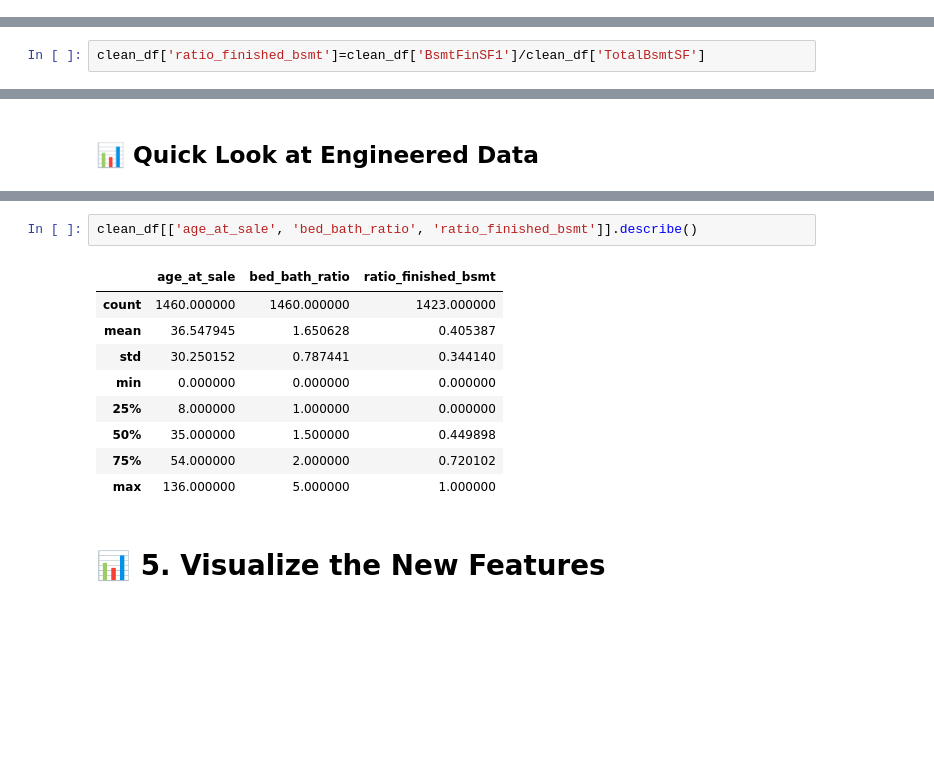
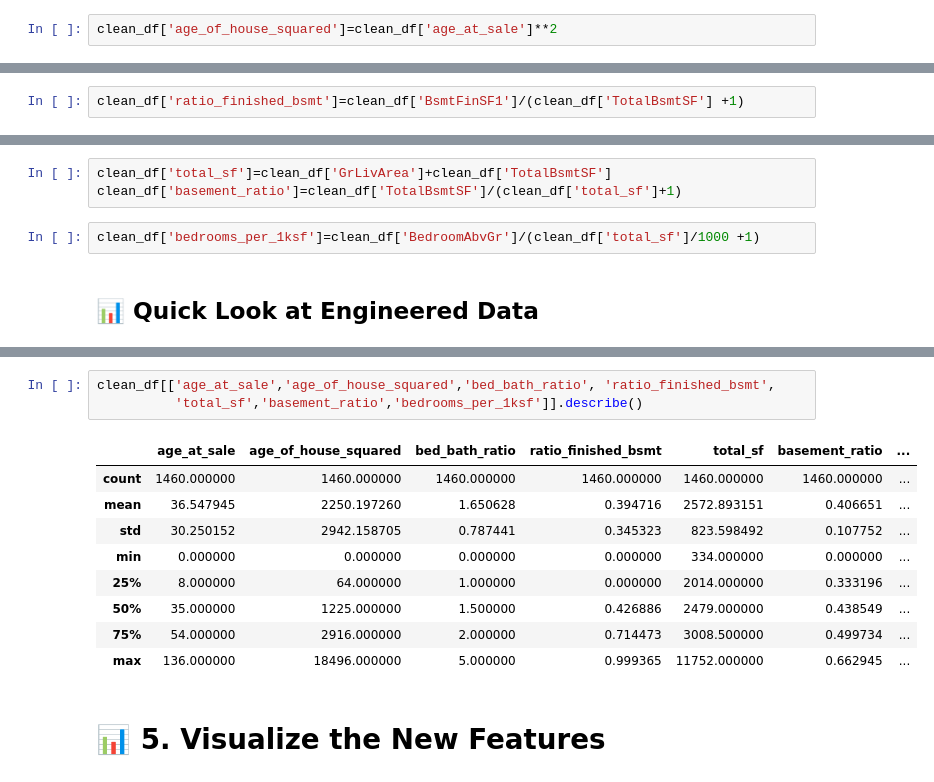
Before and after one commit to wwood24/house-price-predictor, a Jupyter notebook: notebooks/02_feature_engineering.ipynb, the cells around one changed output, grey strips where cells are left out. Saved outputs shown, nothing was run; the diff lists cells and outputs as text; blank space fills up the shorter version.

```diff
--- a/notebooks/02_feature_engineering.ipynb
+++ b/notebooks/02_feature_engineering.ipynb
@@ -171,6 +178,8 @@ clean_df.head()
 Using the feateures we have create new ones or change ones we have like ones with imbalance combine categories
 # %%
 clean_df['age_at_sale']=clean_df['YrSold'] - clean_df['YearBuilt']
+# %%
+clean_df['age_of_house_squared']=clean_df['age_at_sale']**2
 # %%
 clean_df['house_have_remodel']=np.where(clean_df['YearBuilt']!=clean_df['YearRemodAdd'],'yes','no')
 # %%
@@ -198,7 +207,7 @@ clean_df.loc[:,['BsmtFinSF1','BsmtUnfSF','TotalBsmtSF','SalePrice']].corr()
 | TotalBsmtSF | 0.522396 | 0.415360 | 1.000000 | 0.613581 |
 | SalePrice | 0.386420 | 0.214479 | 0.613581 | 1.000000 |
 # %%
-clean_df['ratio_finished_bsmt']=clean_df['BsmtFinSF1']/clean_df['TotalBsmtSF']
+clean_df['ratio_finished_bsmt']=clean_df['BsmtFinSF1']/(clean_df['TotalBsmtSF'] +1)
 # %%
 clean_df['ratio_finished_bsmt'].describe()
 # %% [output]
@@ -241,3 +254,8 @@ clean_df['garage_finsihed']=np.where((clean_df['GarageFinish']=='RFn')|(clean_df
+# %%
+clean_df['total_sf']=clean_df['GrLivArea']+clean_df['TotalBsmtSF']
+clean_df['basement_ratio']=clean_df['TotalBsmtSF']/(clean_df['total_sf']+1)
+# %%
+clean_df['bedrooms_per_1ksf']=clean_df['BedroomAbvGr']/(clean_df['total_sf']/1000 +1)
 # %% [markdown]
 
 ## 📊 Quick Look at Engineered Data
@@ -244,15 +282,16 @@ clean_df['garage_finsihed']=np.where((clean_df['GarageFinish']=='RFn')|(clean_df
 # %%
-clean_df[['age_at_sale', 'bed_bath_ratio', 'ratio_finished_bsmt']].describe()
+clean_df[['age_at_sale','age_of_house_squared','bed_bath_ratio', 'ratio_finished_bsmt',
+          'total_sf','basement_ratio','bedrooms_per_1ksf']].describe()
 # %% [output]
-|  | age_at_sale | bed_bath_ratio | ratio_finished_bsmt |
-| count | 1460.000000 | 1460.000000 | 1423.000000 |
-| mean | 36.547945 | 1.650628 | 0.405387 |
-| std | 30.250152 | 0.787441 | 0.344140 |
-| min | 0.000000 | 0.000000 | 0.000000 |
-| 25% | 8.000000 | 1.000000 | 0.000000 |
-| 50% | 35.000000 | 1.500000 | 0.449898 |
-| 75% | 54.000000 | 2.000000 | 0.720102 |
-| max | 136.000000 | 5.000000 | 1.000000 |
+|  | age_at_sale | age_of_house_squared | bed_bath_ratio | ratio_finished_bsmt | total_sf | basement_ratio | ... |
+| count | 1460.000000 | 1460.000000 | 1460.000000 | 1460.000000 | 1460.000000 | 1460.000000 | ... |
+| mean | 36.547945 | 2250.197260 | 1.650628 | 0.394716 | 2572.893151 | 0.406651 | ... |
+| std | 30.250152 | 2942.158705 | 0.787441 | 0.345323 | 823.598492 | 0.107752 | ... |
+| min | 0.000000 | 0.000000 | 0.000000 | 0.000000 | 334.000000 | 0.000000 | ... |
+| 25% | 8.000000 | 64.000000 | 1.000000 | 0.000000 | 2014.000000 | 0.333196 | ... |
+| 50% | 35.000000 | 1225.000000 | 1.500000 | 0.426886 | 2479.000000 | 0.438549 | ... |
+| 75% | 54.000000 | 2916.000000 | 2.000000 | 0.714473 | 3008.500000 | 0.499734 | ... |
+| max | 136.000000 | 18496.000000 | 5.000000 | 0.999365 | 11752.000000 | 0.662945 | ... |
 # %% [markdown]
 # 📊 5. Visualize the New Features
 # %%
```
Also changed, not shown: parts of 15 cells of this notebook, 1 other file.
